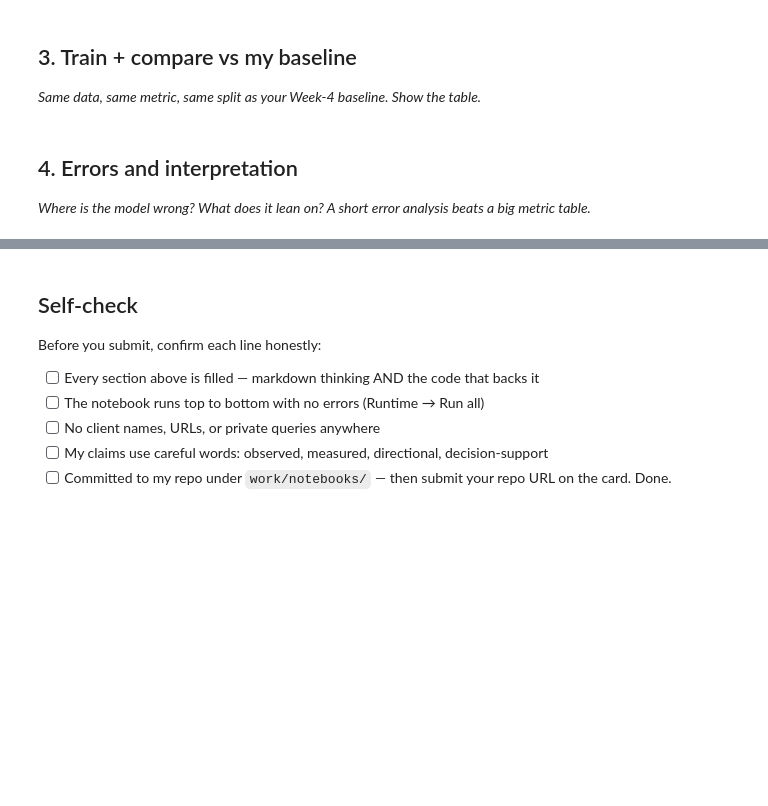
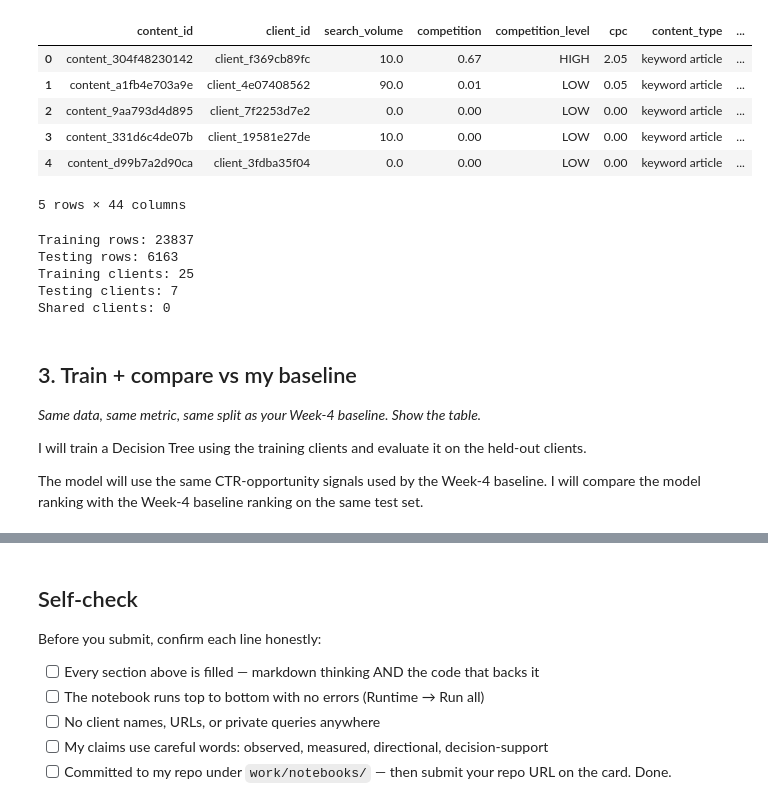
Before and after one commit to Gunjannn07/FlyRank1, a Jupyter notebook: work/notebooks/w05_model.ipynb, the cells around one changed output, grey strips where cells are left out. Saved outputs shown, nothing was run; the diff lists cells and outputs as text; code cells hidden in the pictures; blank space fills up the shorter version.

```diff
--- a/work/notebooks/w05_model.ipynb
+++ b/work/notebooks/w05_model.ipynb
@@ -20,14 +33,73 @@ This skeleton is yours to fill. Work the sections **in order** — each one has
 # %%
 # This cell is for CODE (numbers, a query, a check).
 # Write your text answer in the cell ABOVE this one — typing sentences here breaks Run All.
+# %%
+import os, sys, subprocess
+IN_COLAB = "google.colab" in sys.modules
+REPO_URL = "https://github.com/flyrank-bih/flyrank-ml-internship-starter"
+REPO_DIR = "flyrank-ml-internship-starter"
+
+if IN_COLAB:
+    if not os.path.isdir(REPO_DIR):
+        subprocess.run(["git", "clone", "--depth", "1", REPO_URL, REPO_DIR], check=True)
+
+    os.chdir(REPO_DIR)
+
+    subprocess.run(
+        [sys.executable, "-m", "pip", "install", "-q", "-r", "requirements.txt"],
+        check=True
+    )
+import pandas as pd, numpy as np
+df = pd.read_csv("data/raw/content_refresh_anonymized.csv")
+df.head()
+# %% [output]
+|  | content_id | client_id | search_volume | competition | competition_level | cpc | content_type | ... |
+| 0 | content_304f48230142 | client_f369cb89fc | 10.0 | 0.67 | HIGH | 2.05 | keyword article | ... |
+| 1 | content_a1fb4e703a9e | client_4e07408562 | 90.0 | 0.01 | LOW | 0.05 | keyword article | ... |
+| 2 | content_9aa793d4d895 | client_7f2253d7e2 | 0.0 | 0.00 | LOW | 0.00 | keyword article | ... |
+| 3 | content_331d6c4de07b | client_19581e27de | 10.0 | 0.00 | LOW | 0.00 | keyword article | ... |
+| 4 | content_d99b7a2d90ca | client_3fdba35f04 | 0.0 | 0.00 | LOW | 0.00 | keyword article | ... |
+5 rows × 44 columns
+# %%
+from sklearn.model_selection import GroupShuffleSplit
+
+splitter = GroupShuffleSplit(
+    n_splits=1,
+    test_size=0.20,
+    random_state=42
+)
+
+train_idx, test_idx = next(
+    splitter.split(df, groups=df["client_id"])
+)
+
+train = df.iloc[train_idx].copy()
+test = df.iloc[test_idx].copy()
+
+print("Training rows:", len(train))
+print("Testing rows:", len(test))
+
+print("Training clients:", train["client_id"].nunique())
+print("Testing clients:", test["client_id"].nunique())
+
+print(
+    "Shared clients:",
+    len(set(train["client_id"]) & set(test["client_id"]))
+)
+# %% [output]
+Training rows: 23837
+Testing rows: 6163
+Training clients: 25
+Testing clients: 7
+Shared clients: 0
 # %% [markdown]
 ## 3. Train + compare vs my baseline
 
 *Same data, same metric, same split as your Week-4 baseline. Show the table.*
+
+I will train a Decision Tree using the training clients and evaluate it on the held-out clients.
+
+The model will use the same CTR-opportunity signals used by the Week-4 baseline. I will compare the model ranking with the Week-4 baseline ranking on the same test set.
 # %%
 # This cell is for CODE (numbers, a query, a check).
 # Write your text answer in the cell ABOVE this one — typing sentences here breaks Run All.
-# %% [markdown]
-## 4. Errors and interpretation
-
-*Where is the model wrong? What does it lean on? A short error analysis beats a big metric table.*
```
Also changed, not shown: parts of 9 cells of this notebook.
